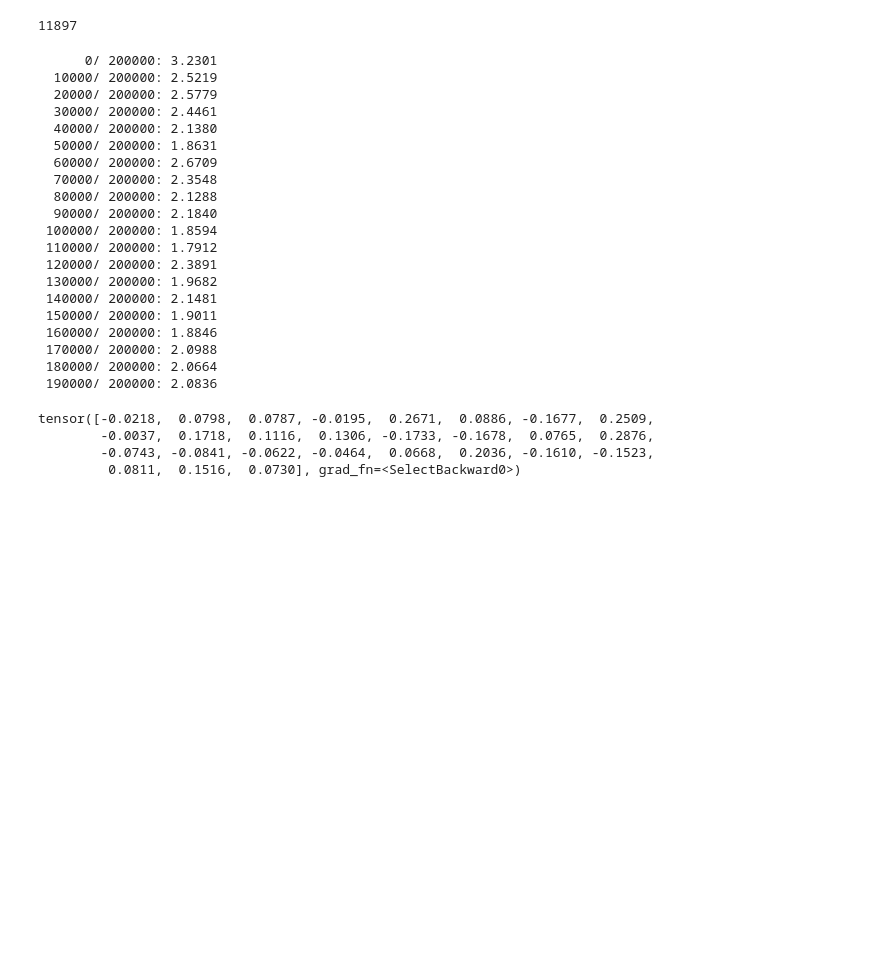
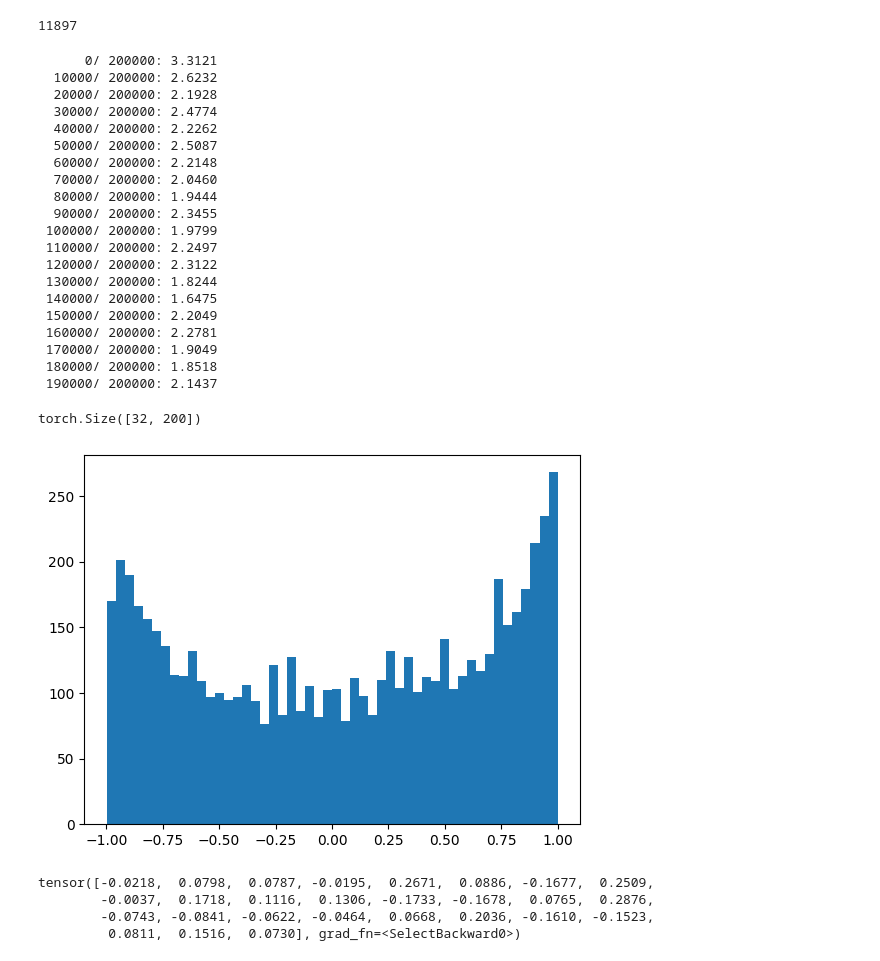
Before and after one commit to EvanChisholm1/nn0-hero, a Jupyter notebook: makemorept3.ipynb, the cells around one changed output. Saved outputs shown, nothing was run; the diff lists cells and outputs as text; code cells hidden in the pictures; blank space fills up the shorter version.

```diff
--- a/makemorept3.ipynb
+++ b/makemorept3.ipynb
@@ -61,8 +61,8 @@ n_hidden = 200
 
 g = torch.Generator().manual_seed(2147483647)
 C = torch.randn((vocab_size, n_embd), generator=g)
-W1 = torch.randn((n_embd * block_size, n_hidden), generator=g)
-b1 = torch.randn(n_hidden, generator=g)
+W1 = torch.randn((n_embd * block_size, n_hidden), generator=g) * 0.2
+b1 = torch.randn(n_hidden, generator=g) * 0.01
 W2 = torch.randn((n_hidden, vocab_size), generator=g) * 0.01
 b2 = torch.randn(vocab_size, generator=g) * 0
 parameters = [C, W1, b1, W2, b2]
@@ -102,26 +102,32 @@ for i in range(max_steps):
         print(f'{i:7d}/{max_steps:7d}: {loss.item():.4f}')
     lossi.append(loss.log10().item())
 # %% [output]
-      0/ 200000: 3.2301
-  10000/ 200000: 2.5219
-  20000/ 200000: 2.5779
-  30000/ 200000: 2.4461
-  40000/ 200000: 2.1380
-  50000/ 200000: 1.8631
-  60000/ 200000: 2.6709
-  70000/ 200000: 2.3548
-  80000/ 200000: 2.1288
-  90000/ 200000: 2.1840
- 100000/ 200000: 1.8594
- 110000/ 200000: 1.7912
- 120000/ 200000: 2.3891
- 130000/ 200000: 1.9682
- 140000/ 200000: 2.1481
- 150000/ 200000: 1.9011
- 160000/ 200000: 1.8846
- 170000/ 200000: 2.0988
- 180000/ 200000: 2.0664
- 190000/ 200000: 2.0836
+      0/ 200000: 3.3121
+  10000/ 200000: 2.6232
+  20000/ 200000: 2.1928
+  30000/ 200000: 2.4774
+  40000/ 200000: 2.2262
+  50000/ 200000: 2.5087
+  60000/ 200000: 2.2148
+  70000/ 200000: 2.0460
+  80000/ 200000: 1.9444
+  90000/ 200000: 2.3455
+ 100000/ 200000: 1.9799
+ 110000/ 200000: 2.2497
+ 120000/ 200000: 2.3122
+ 130000/ 200000: 1.8244
+ 140000/ 200000: 1.6475
+ 150000/ 200000: 2.2049
+ 160000/ 200000: 2.2781
+ 170000/ 200000: 1.9049
+ 180000/ 200000: 1.8518
+ 190000/ 200000: 2.1437
+# %%
+plt.hist(h.view(-1).tolist(), 50)
+h.shape
+# %% [output]
+torch.Size([32, 200])
+[figure, added]
 # %%
 logits[0]
 # %% [output]
```
Also changed, not shown: parts of 1 cell of this notebook.
